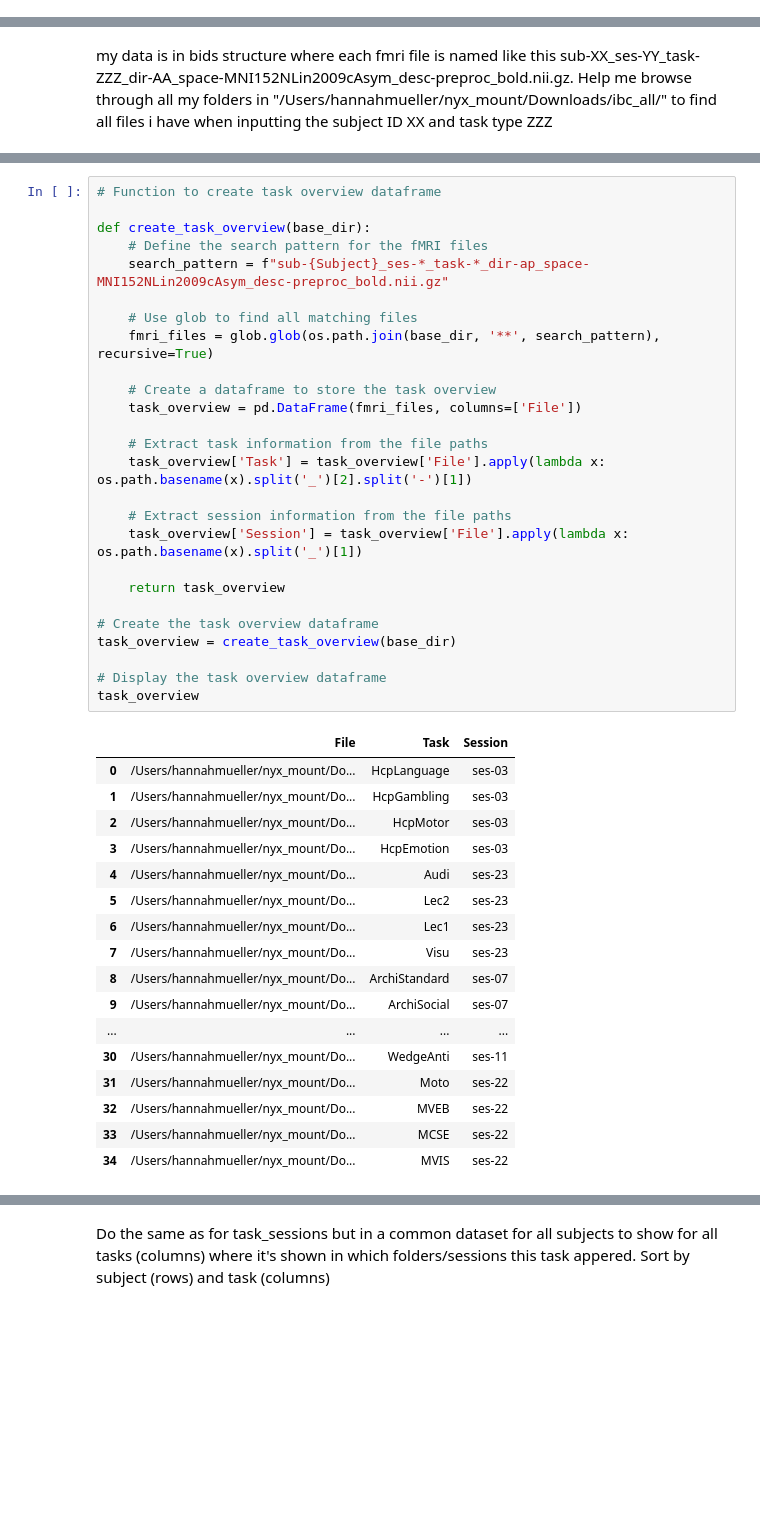
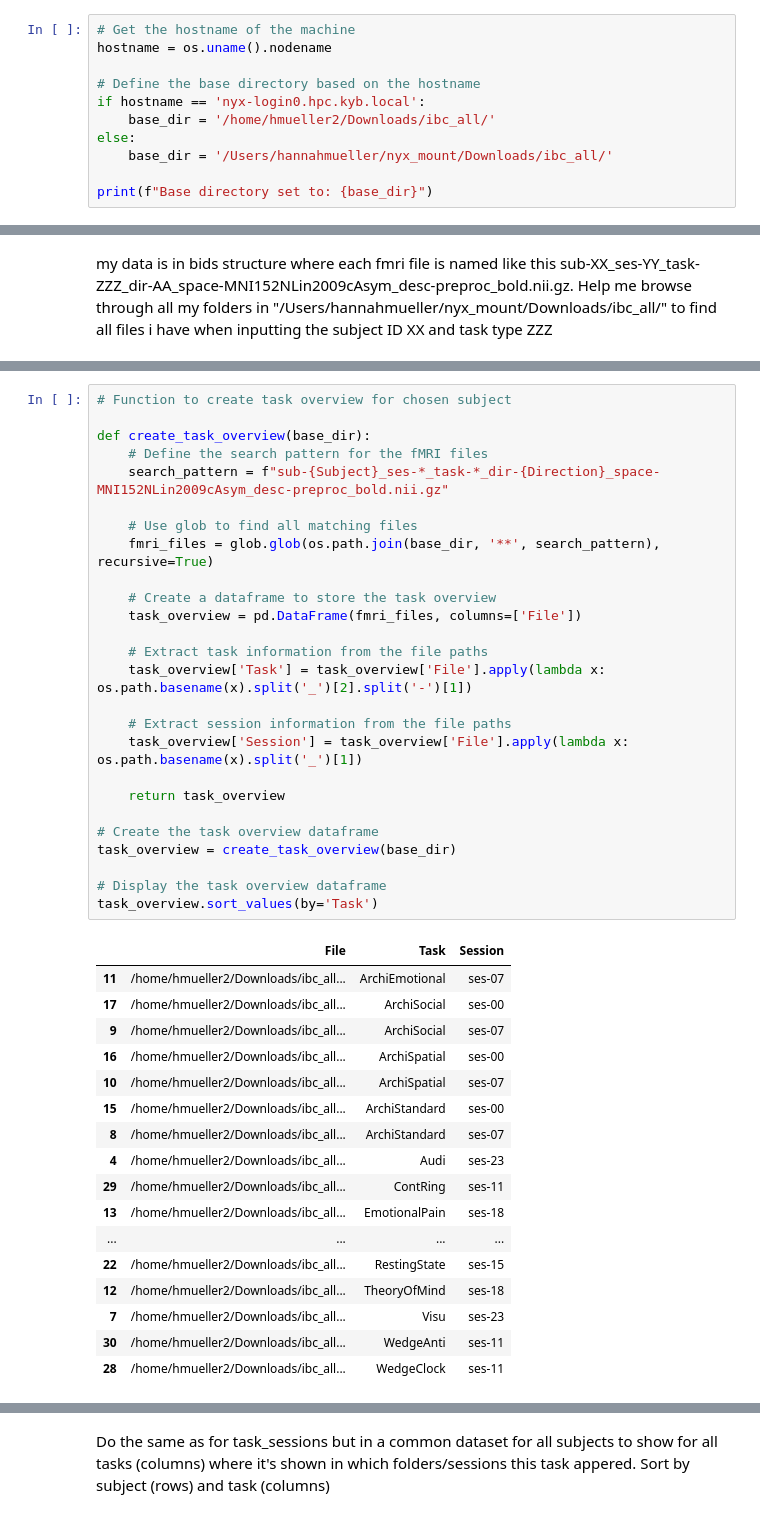
Before and after one commit to hannah1809/ibc_latent, a Jupyter notebook: First_GLM.ipynb, the cells around one changed output, grey strips where cells are left out. Drawn from its saved outputs; the diff is of its cells as text; blank space fills up the shorter version.

```diff
--- a/First_GLM.ipynb
+++ b/First_GLM.ipynb
@@ -15,0 +13,11 @@ base_dir = '/Users/hannahmueller/nyx_mount/Downloads/ibc_all/'
+# %%
+# Get the hostname of the machine
+hostname = os.uname().nodename
+
+# Define the base directory based on the hostname
+if hostname == 'nyx-login0.hpc.kyb.local':
+    base_dir = '/home/hmueller2/Downloads/ibc_all/'
+else:
+    base_dir = '/Users/hannahmueller/nyx_mount/Downloads/ibc_all/'
+
+print(f"Base directory set to: {base_dir}")
@@ -46,47 +57,47 @@ fmri_files
 # %%
-# Function to create task overview dataframe
+# Function to create task overview for chosen subject
 
 def create_task_overview(base_dir):
     # Define the search pattern for the fMRI files
-    search_pattern = f"sub-{Subject}_ses-*_task-*_dir-ap_space-MNI152NLin2009cAsym_desc-preproc_bold.nii.gz"
+    search_pattern = f"sub-{Subject}_ses-*_task-*_dir-{Direction}_space-MNI152NLin2009cAsym_desc-preproc_bold.nii.gz"
 
     # Use glob to find all matching files
     fmri_files = glob.glob(os.path.join(base_dir, '**', search_pattern), recursive=True)
 
     # Create a dataframe to store the task overview
     task_overview = pd.DataFrame(fmri_files, columns=['File'])
 
     # Extract task information from the file paths
     task_overview['Task'] = task_overview['File'].apply(lambda x: os.path.basename(x).split('_')[2].split('-')[1])
 
     # Extract session information from the file paths
     task_overview['Session'] = task_overview['File'].apply(lambda x: os.path.basename(x).split('_')[1])
 
     return task_overview
 
 # Create the task overview dataframe
 task_overview = create_task_overview(base_dir)
 
 # Display the task overview dataframe
-task_overview
+task_overview.sort_values(by='Task')
 # %% [output]
 |  | File | Task | Session |
-| 0 | /Users/hannahmueller/nyx_mount/Do... | HcpLanguage | ses-03 |
-| 1 | /Users/hannahmueller/nyx_mount/Do... | HcpGambling | ses-03 |
-| 2 | /Users/hannahmueller/nyx_mount/Do... | HcpMotor | ses-03 |
-| 3 | /Users/hannahmueller/nyx_mount/Do... | HcpEmotion | ses-03 |
-| 4 | /Users/hannahmueller/nyx_mount/Do... | Audi | ses-23 |
-| 5 | /Users/hannahmueller/nyx_mount/Do... | Lec2 | ses-23 |
-| 6 | /Users/hannahmueller/nyx_mount/Do... | Lec1 | ses-23 |
-| 7 | /Users/hannahmueller/nyx_mount/Do... | Visu | ses-23 |
-| 8 | /Users/hannahmueller/nyx_mount/Do... | ArchiStandard | ses-07 |
-| 9 | /Users/hannahmueller/nyx_mount/Do... | ArchiSocial | ses-07 |
+| 11 | /home/hmueller2/Downloads/ibc_all... | ArchiEmotional | ses-07 |
+| 17 | /home/hmueller2/Downloads/ibc_all... | ArchiSocial | ses-00 |
+| 9 | /home/hmueller2/Downloads/ibc_all... | ArchiSocial | ses-07 |
+| 16 | /home/hmueller2/Downloads/ibc_all... | ArchiSpatial | ses-00 |
+| 10 | /home/hmueller2/Downloads/ibc_all... | ArchiSpatial | ses-07 |
+| 15 | /home/hmueller2/Downloads/ibc_all... | ArchiStandard | ses-00 |
+| 8 | /home/hmueller2/Downloads/ibc_all... | ArchiStandard | ses-07 |
+| 4 | /home/hmueller2/Downloads/ibc_all... | Audi | ses-23 |
+| 29 | /home/hmueller2/Downloads/ibc_all... | ContRing | ses-11 |
+| 13 | /home/hmueller2/Downloads/ibc_all... | EmotionalPain | ses-18 |
 | ... | ... | ... | ... |
-| 30 | /Users/hannahmueller/nyx_mount/Do... | WedgeAnti | ses-11 |
-| 31 | /Users/hannahmueller/nyx_mount/Do... | Moto | ses-22 |
-| 32 | /Users/hannahmueller/nyx_mount/Do... | MVEB | ses-22 |
-| 33 | /Users/hannahmueller/nyx_mount/Do... | MCSE | ses-22 |
-| 34 | /Users/hannahmueller/nyx_mount/Do... | MVIS | ses-22 |
+| 22 | /home/hmueller2/Downloads/ibc_all... | RestingState | ses-15 |
+| 12 | /home/hmueller2/Downloads/ibc_all... | TheoryOfMind | ses-18 |
+| 7 | /home/hmueller2/Downloads/ibc_all... | Visu | ses-23 |
+| 30 | /home/hmueller2/Downloads/ibc_all... | WedgeAnti | ses-11 |
+| 28 | /home/hmueller2/Downloads/ibc_all... | WedgeClock | ses-11 |
 # %%
 # Extract task information from the file paths
 task_overview['Task'] = task_overview['File'].apply(lambda x: os.path.basename(x).split('_')[2].split('-')[1])
```
Also changed, not shown: parts of 29 cells of this notebook.
